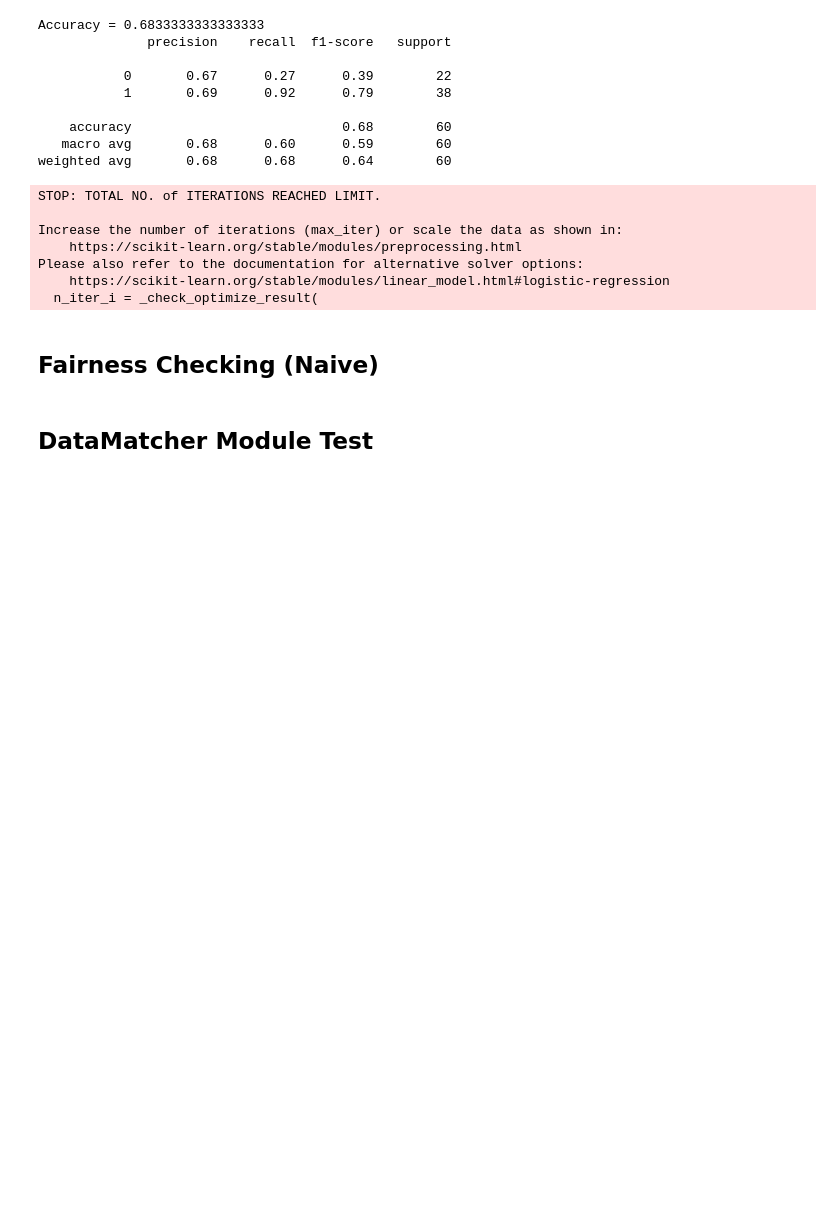
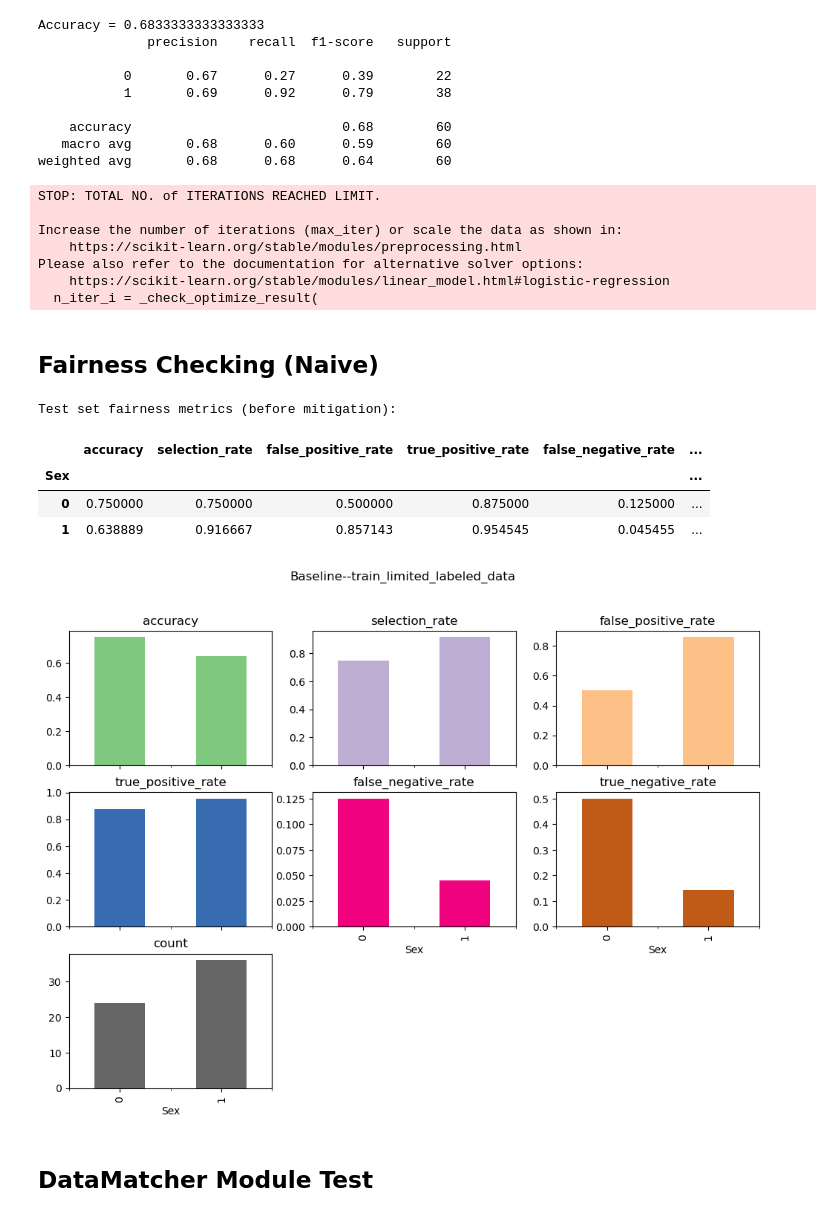
Before and after one commit to youlei202/FairSHAP, a Jupyter notebook: poc_german_credit.ipynb, the cells around one changed output. Cells and saved outputs as stored; diff of their text form; code cells hidden in the pictures; blank space fills up the shorter version.

Commit message:
unlabeled_data_improve_fairness_GermanCred

```diff
--- a/poc_german_credit.ipynb
+++ b/poc_german_credit.ipynb
@@ -41,0 +50,5 @@ X_train, X_test, y_train, y_test = train_test_split(X_labeled, y_labeled, test_s
+# %%
+a_train = X_train['Sex']
+a_test = X_test['Sex']
+a_train_full = X_train_full['Sex']
+a_test_full = X_test_full['Sex']
@@ -97,0 +142,33 @@ Please also refer to the documentation for alternative solver options:
+# %%
+from fairlearn.metrics import MetricFrame, selection_rate,false_positive_rate,true_positive_rate,false_negative_rate,true_negative_rate,count
+metrics = {'accuracy': accuracy_score,
+           'selection_rate': selection_rate,
+           'false_positive_rate': false_positive_rate,
+           'true_positive_rate': true_positive_rate,
+           'false_negative_rate': false_negative_rate,
+           'true_negative_rate': true_negative_rate,
+              'count': count}
+# %%
+mf_original = MetricFrame(metrics=metrics,
+                 y_true=y_test,
+                 y_pred=y_pred,
+                 sensitive_features=a_test)
+
+print("Test set fairness metrics (before mitigation):")
+mf_original.by_group.plot(
+    kind="bar",
+    subplots=True,
+    layout=[3, 3],
+    legend=False,
+    figsize=[12, 8],
+    colormap="Accent",
+    title="Baseline--train_limited_labeled_data",
+)
+mf_original.by_group
+# %% [output]
+Test set fairness metrics (before mitigation):
+|  | accuracy | selection_rate | false_positive_rate | true_positive_rate | false_negative_rate | ... |
+| Sex |  |  |  |  |  | ... |
+| 0 | 0.750000 | 0.750000 | 0.500000 | 0.875000 | 0.125000 | ... |
+| 1 | 0.638889 | 0.916667 | 0.857143 | 0.954545 | 0.045455 | ... |
+[figure, added]
```
Also changed, not shown: parts of 31 cells of this notebook, 1 other file.
